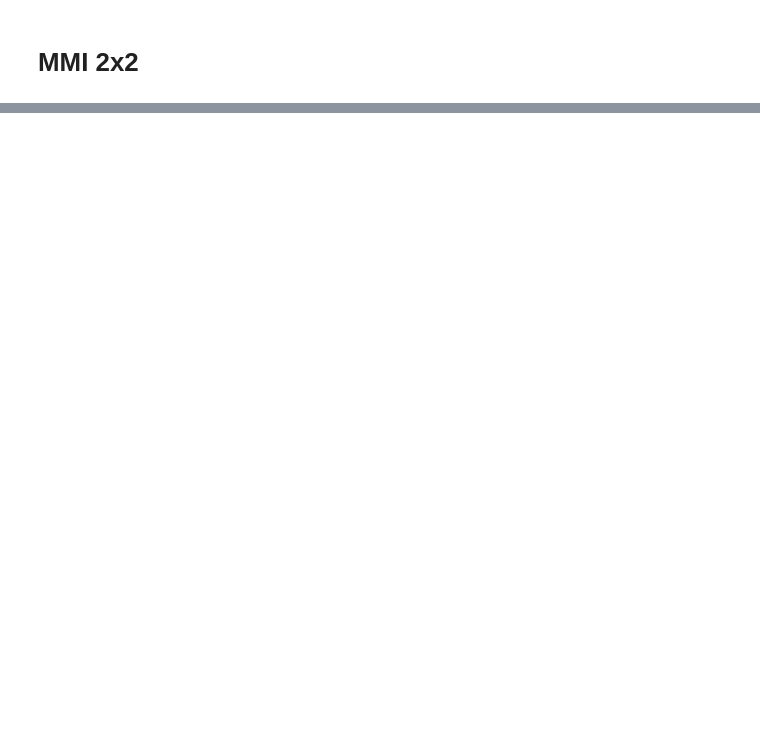
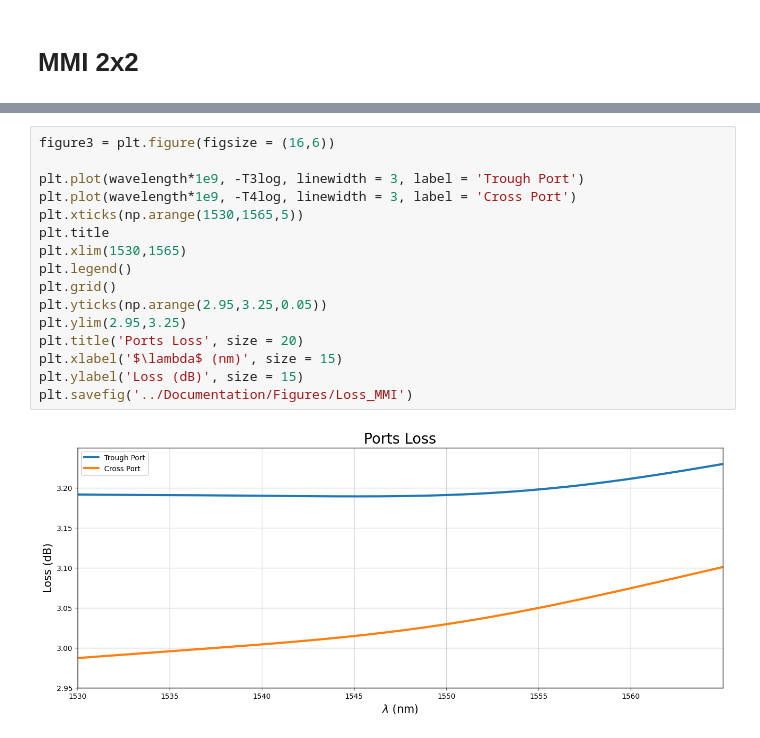
Before and after one commit to Leoopessoa/90--optical-hybrid, a Jupyter notebook: Simulation/Components_Assembly.ipynb, the cells around one changed output, grey strips where cells are left out. Drawn from its saved outputs; the diff is of its cells as text; blank space fills up the shorter version.

```diff
--- a/Simulation/Components_Assembly.ipynb
+++ b/Simulation/Components_Assembly.ipynb
@@ -63,0 +507,18 @@ def fwhm(band, reflection, dB):
+# %%
+figure3 = plt.figure(figsize = (16,6))
+
+plt.plot(wavelength*1e9, -T3log, linewidth = 3, label = 'Trough Port')
+plt.plot(wavelength*1e9, -T4log, linewidth = 3, label = 'Cross Port')
+plt.xticks(np.arange(1530,1565,5))
+plt.title
+plt.xlim(1530,1565)
+plt.legend()
+plt.grid()
+plt.yticks(np.arange(2.95,3.25,0.05))
+plt.ylim(2.95,3.25)
+plt.title('Ports Loss', size = 20)
+plt.xlabel('$\lambda$ (nm)', size = 15)
+plt.ylabel('Loss (dB)', size = 15)
+plt.savefig('../Documentation/Figures/Loss_MMI')
+# %% [output]
+[figure, added]
```
Also changed, not shown: parts of 23 cells of this notebook, 14 other files.
